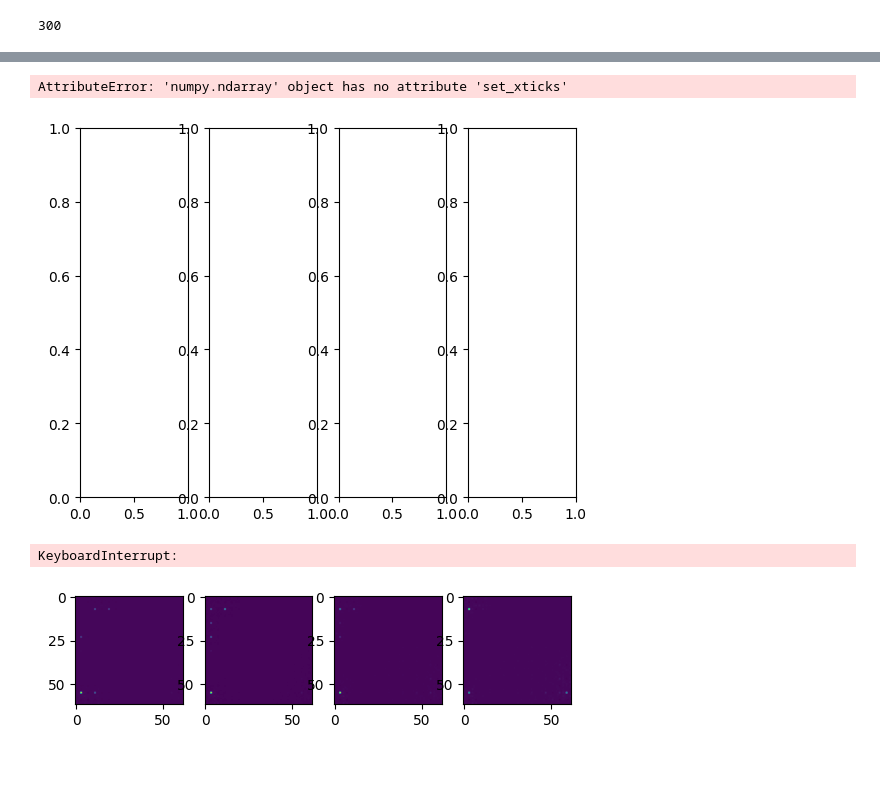
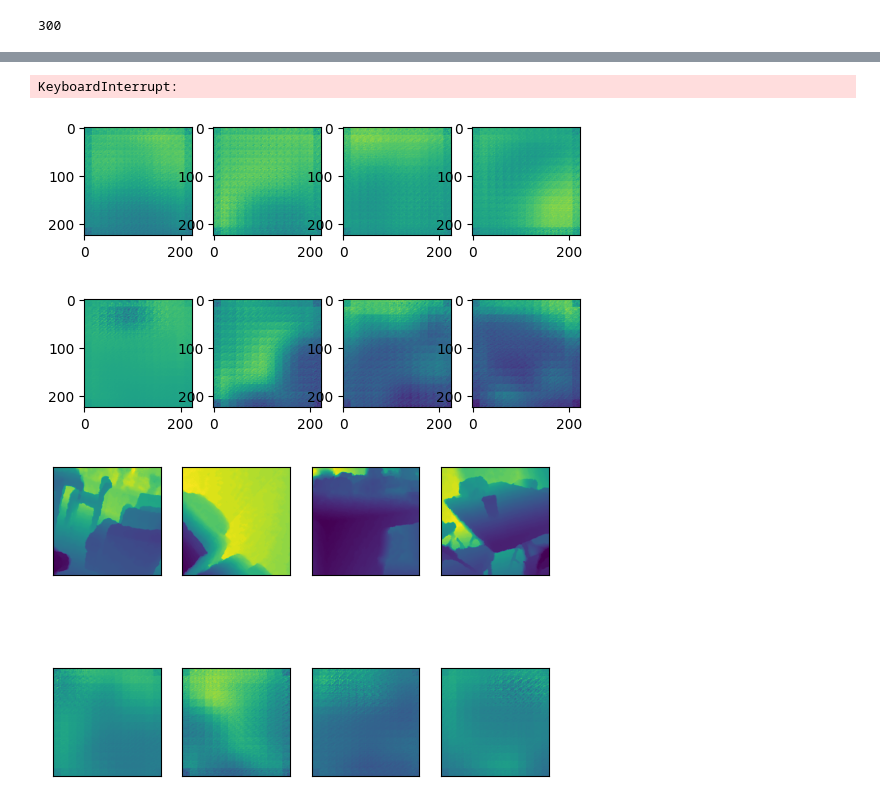
Before and after one commit to Onon0/DepthSegmentation, a Jupyter notebook: Untitled.ipynb, the cells around one changed output, grey strips where cells are left out. Cells and saved outputs as stored; diff of their text form; code cells hidden in the pictures; blank space fills up the shorter version.

```diff
--- a/Untitled.ipynb
+++ b/Untitled.ipynb
@@ -184,6 +289,7 @@ scaler = torch.cuda.amp.GradScaler()
 # %%
 #loss_fn = nn.MSELoss()
-loss_fn = nn.L1Loss()
+#loss_fn = nn.L1Loss()
+loss_fn = Loss_Function()
 # %%
 def Average(lst):
     return sum(lst) / len(lst)
@@ -206,6 +312,7 @@ def train(loader, model, optimizer, loss_fn, scaler):
         scaler.step(optimizer)
         scaler.update()
         loop.set_postfix(loss = Average(history))
+    return Average(history)
 # %%
 def save_result(epoch):
     i = 0
@@ -214,10 +321,15 @@ def save_result(epoch):
         if(i==100):
             image, depth = batch
             r = model(image.cuda())
-            f, axarr = plt.subplots(1,4)
+            f, axarr = plt.subplots(2,4)
+            for ax in axarr.flatten():
+                ax.set_xticks([])
+                ax.set_yticks([])
+            for i in range(4):
+                axarr[0][i].imshow(depth[i].detach().permute(1,2,0))
             for i in range(4):
                 #axarr[i].imshow(r['out'][i][0].cpu().detach().numpy())
-                axarr[i].imshow(r[i][0].cpu().detach().numpy())
+                axarr[1][i].imshow(r[i][0].cpu().detach().numpy())
             PATH = os.path.join(os.getcwd(), "result", datetime.datetime.now().strftime("%Y-%m-%d_%H-%M")+"_" +str(epoch) + ".jpg")
             plt.savefig(PATH)
             break
@@ -248,26 +336,16 @@ show_batch(train_loader,16)
-# %%
-i = 0
-for batch in val_loader:
-    i = i+ 1
-    if(i==100):
-        image, depth = batch
-
-        f, axarr = plt.subplots(1,4)
-        axarr.set_xticks([]); axarr.set_yticks([])
-        for i in range(4):
-            axarr[i].imshow(depth[i][0])
-        PATH = os.path.join(os.getcwd(), "result", datetime.datetime.now().strftime("%Y-%m-%d_%H-%M") + ".jpg")
-        #plt.savefig(PATH)
-        break
-# %% [output]
-AttributeError: 'numpy.ndarray' object has no attribute 'set_xticks'
-[figure, removed]
 # %%
+result = []
 for epoch in range(NUM_EPOCHS):
-    train(train_loader, model, optimizer, loss_fn, scaler)
+    l = train(train_loader, model, optimizer, loss_fn, scaler)
+    result.append(l)
     PATH = os.path.join(os.getcwd(), "model", datetime.datetime.now().strftime("%Y-%m-%d_%H-%M")+"_" +str(epoch) + "_checkpoint.pth")
     torch.save(model.state_dict(), PATH)
     save_result(epoch)
 # %% [output]
 KeyboardInterrupt:
-[figure, old version]
+[figure, new version]
+[figure, added]
+# %%
+save_result(0)
+# %% [output]
+[figure, added]
```
Also changed, not shown: parts of 23 cells of this notebook, 5 other files.
